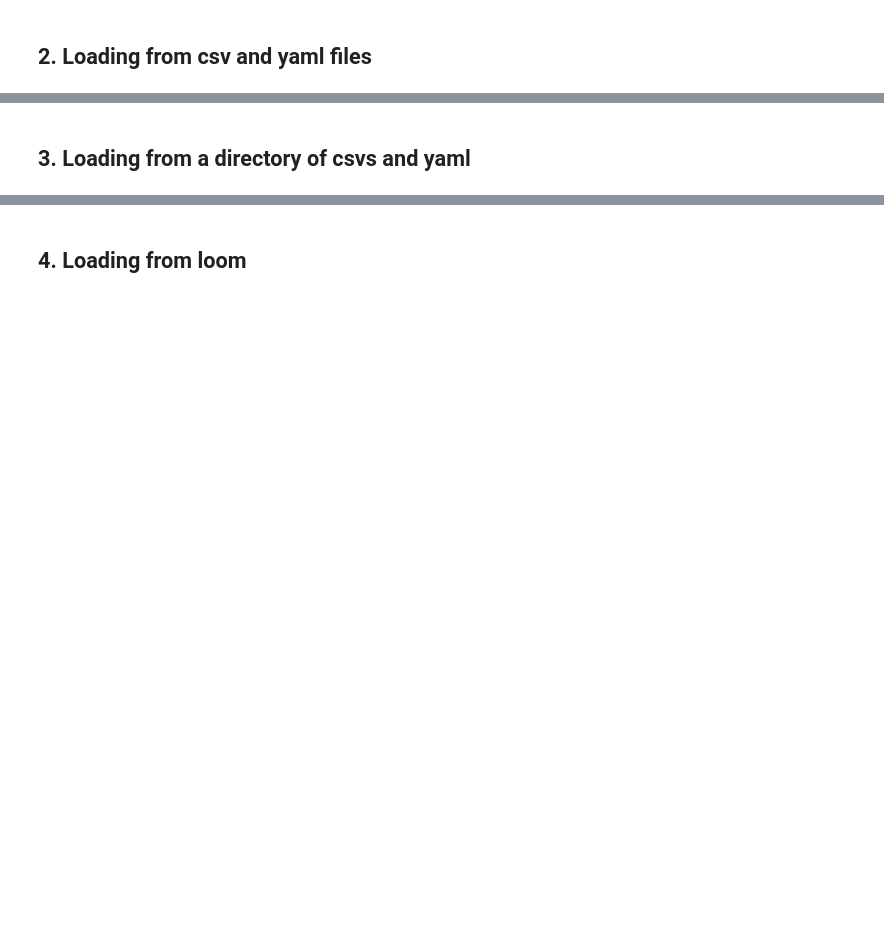
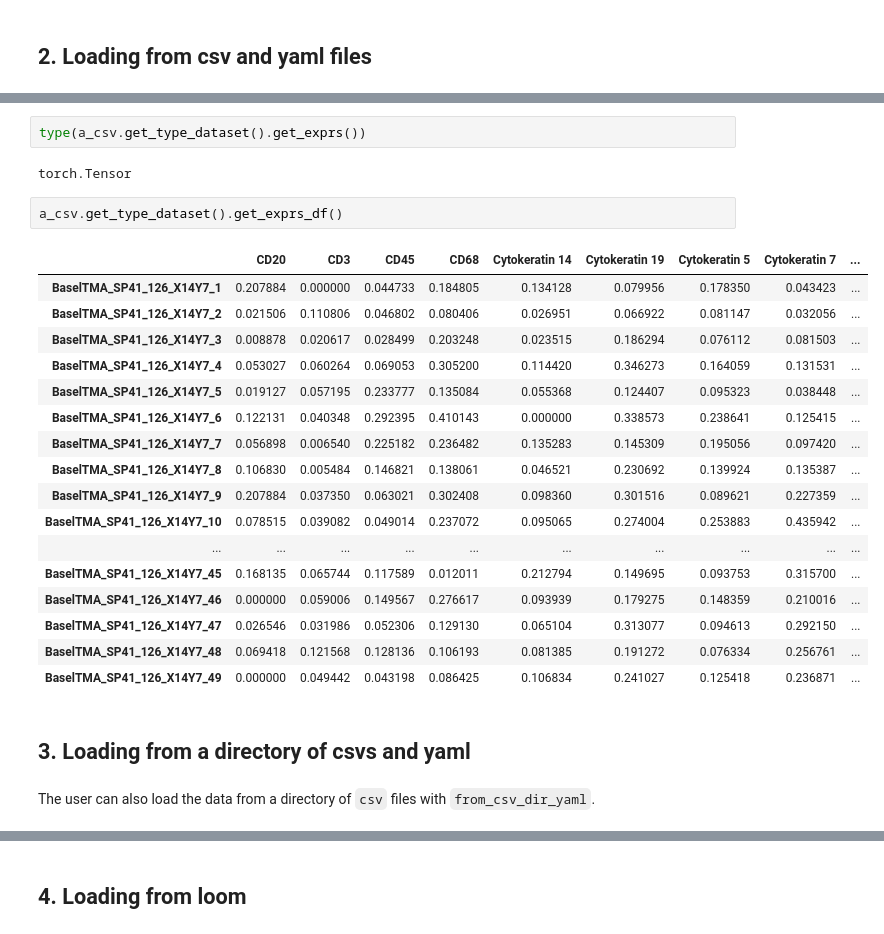
Before and after one commit to camlab-bioml/astir, a Jupyter notebook: docs/tutorials/notebooks/data_loading.ipynb, the cells around one changed output, grey strips where cells are left out. Saved outputs shown, nothing was run; the diff lists cells and outputs as text; blank space fills up the shorter version.

```diff
--- a/docs/tutorials/notebooks/data_loading.ipynb
+++ b/docs/tutorials/notebooks/data_loading.ipynb
@@ -64,2 +117,28 @@ a = ast.Astir(input_expr=(type_scd, state_scd))
+# %%
+type(a_csv.get_type_dataset().get_exprs())
+# %% [output]
+torch.Tensor
+# %%
+a_csv.get_type_dataset().get_exprs_df()
+# %% [output]
+|  | CD20 | CD3 | CD45 | CD68 | Cytokeratin 14 | Cytokeratin 19 | Cytokeratin 5 | Cytokeratin 7 | ... |
+| BaselTMA_SP41_126_X14Y7_1 | 0.207884 | 0.000000 | 0.044733 | 0.184805 | 0.134128 | 0.079956 | 0.178350 | 0.043423 | ... |
+| BaselTMA_SP41_126_X14Y7_2 | 0.021506 | 0.110806 | 0.046802 | 0.080406 | 0.026951 | 0.066922 | 0.081147 | 0.032056 | ... |
+| BaselTMA_SP41_126_X14Y7_3 | 0.008878 | 0.020617 | 0.028499 | 0.203248 | 0.023515 | 0.186294 | 0.076112 | 0.081503 | ... |
+| BaselTMA_SP41_126_X14Y7_4 | 0.053027 | 0.060264 | 0.069053 | 0.305200 | 0.114420 | 0.346273 | 0.164059 | 0.131531 | ... |
+| BaselTMA_SP41_126_X14Y7_5 | 0.019127 | 0.057195 | 0.233777 | 0.135084 | 0.055368 | 0.124407 | 0.095323 | 0.038448 | ... |
+| BaselTMA_SP41_126_X14Y7_6 | 0.122131 | 0.040348 | 0.292395 | 0.410143 | 0.000000 | 0.338573 | 0.238641 | 0.125415 | ... |
+| BaselTMA_SP41_126_X14Y7_7 | 0.056898 | 0.006540 | 0.225182 | 0.236482 | 0.135283 | 0.145309 | 0.195056 | 0.097420 | ... |
+| BaselTMA_SP41_126_X14Y7_8 | 0.106830 | 0.005484 | 0.146821 | 0.138061 | 0.046521 | 0.230692 | 0.139924 | 0.135387 | ... |
+| BaselTMA_SP41_126_X14Y7_9 | 0.207884 | 0.037350 | 0.063021 | 0.302408 | 0.098360 | 0.301516 | 0.089621 | 0.227359 | ... |
+| BaselTMA_SP41_126_X14Y7_10 | 0.078515 | 0.039082 | 0.049014 | 0.237072 | 0.095065 | 0.274004 | 0.253883 | 0.435942 | ... |
+| ... | ... | ... | ... | ... | ... | ... | ... | ... | ... |
+| BaselTMA_SP41_126_X14Y7_45 | 0.168135 | 0.065744 | 0.117589 | 0.012011 | 0.212794 | 0.149695 | 0.093753 | 0.315700 | ... |
+| BaselTMA_SP41_126_X14Y7_46 | 0.000000 | 0.059006 | 0.149567 | 0.276617 | 0.093939 | 0.179275 | 0.148359 | 0.210016 | ... |
+| BaselTMA_SP41_126_X14Y7_47 | 0.026546 | 0.031986 | 0.052306 | 0.129130 | 0.065104 | 0.313077 | 0.094613 | 0.292150 | ... |
+| BaselTMA_SP41_126_X14Y7_48 | 0.069418 | 0.121568 | 0.128136 | 0.106193 | 0.081385 | 0.191272 | 0.076334 | 0.256761 | ... |
+| BaselTMA_SP41_126_X14Y7_49 | 0.000000 | 0.049442 | 0.043198 | 0.086425 | 0.106834 | 0.241027 | 0.125418 | 0.236871 | ... |
 # %% [markdown]
 ## 3. Loading from a directory of csvs and yaml
+# %% [markdown]
+The user can also load the data from a directory of `csv` files with `from_csv_dir_yaml`.
```
Also changed, not shown: parts of 22 cells of this notebook.
